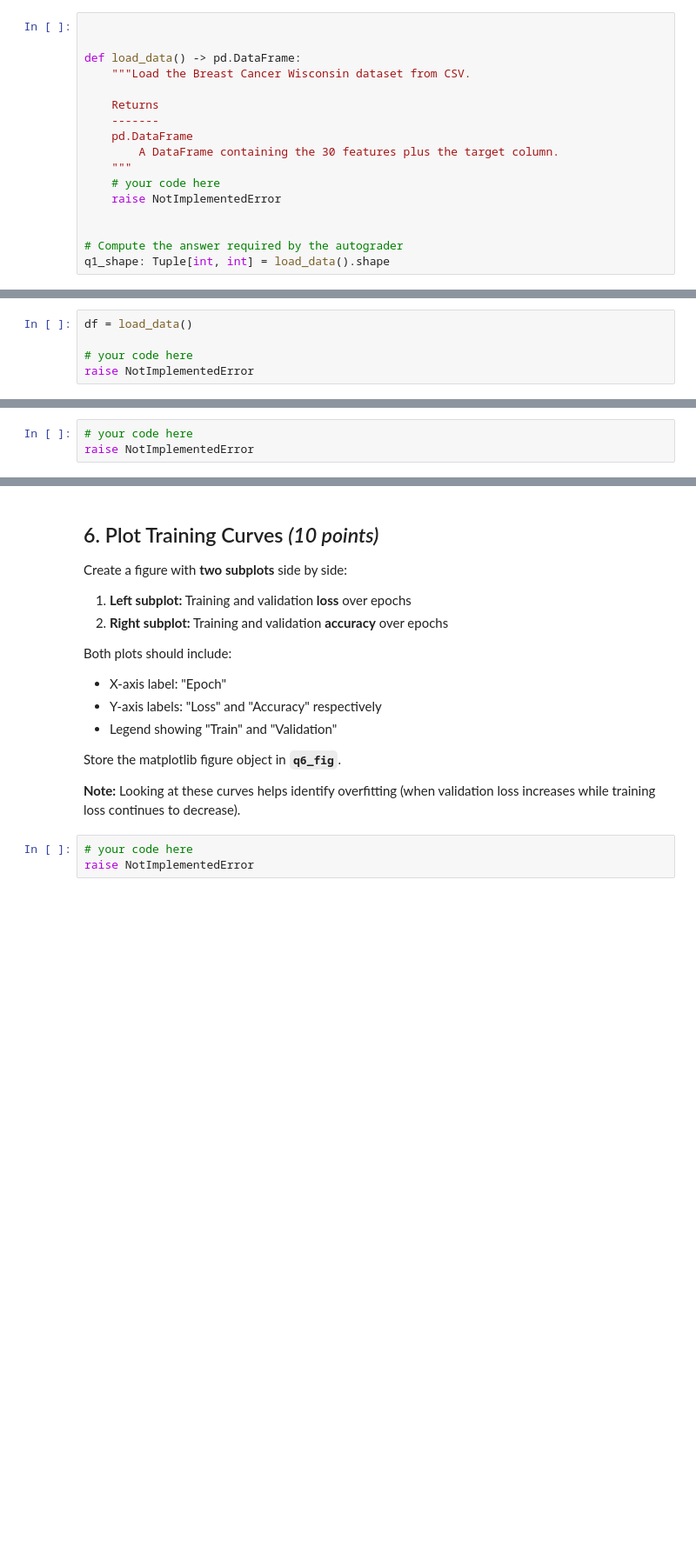
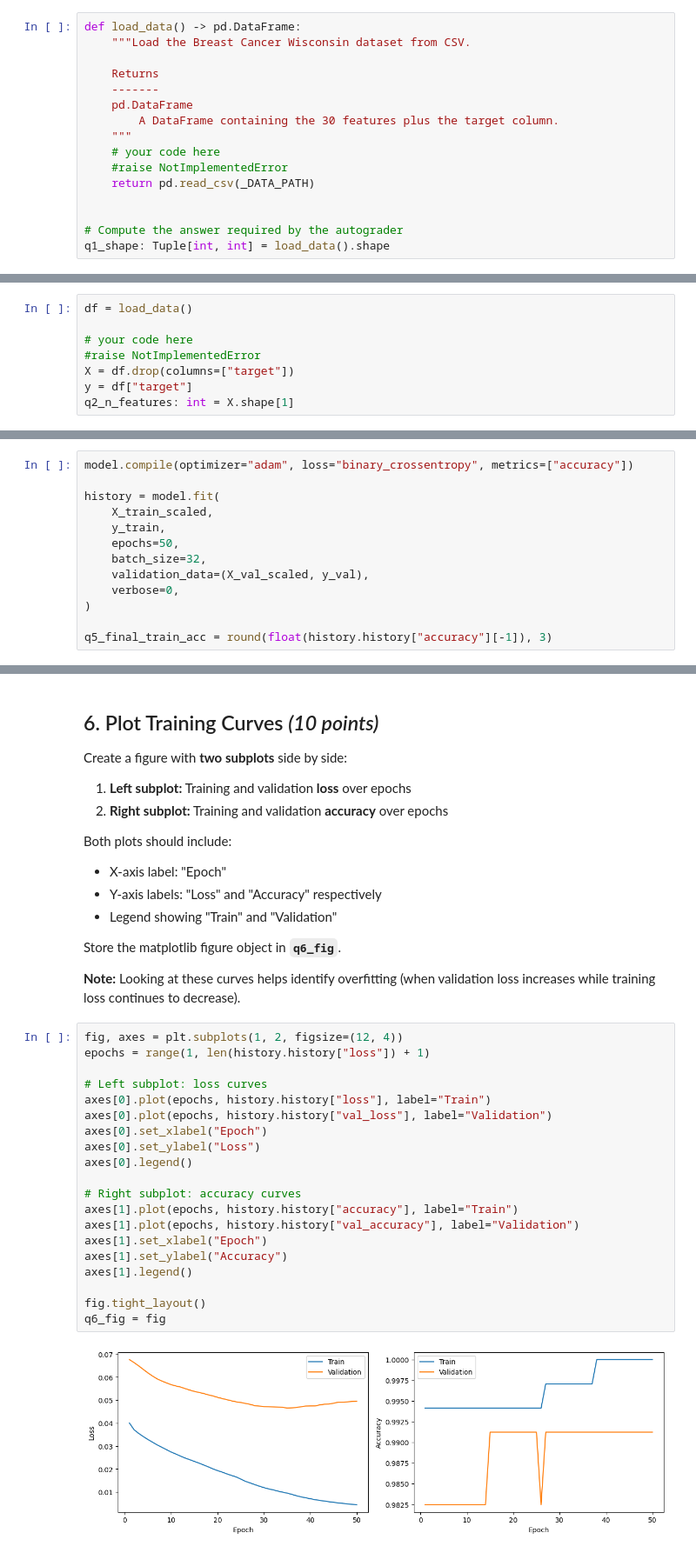
Before and after one commit to gareytwin1/intro-to-deep-learning, a Jupyter notebook: module1/c3_w1.ipynb, the cells around one changed output, grey strips where cells are left out. Shown at 87% size. Drawn from its saved outputs; the diff is of its cells as text; blank space fills up the shorter version.

```diff
--- a/module1/c3_w1.ipynb
+++ b/module1/c3_w1.ipynb
@@ -51,8 +51,6 @@ Store the shape of the DataFrame in a variable called **`q1_shape`**.
 The dataset contains 30 features computed from digitized images of breast mass fine needle
 aspirates, plus a `target` column (0 = malignant, 1 = benign).
 # %%
-
-
 def load_data() -> pd.DataFrame:
     """Load the Breast Cancer Wisconsin dataset from CSV.
 
@@ -62,7 +60,8 @@ def load_data() -> pd.DataFrame:
         A DataFrame containing the 30 features plus the target column.
     """
     # your code here
-    raise NotImplementedError
+    #raise NotImplementedError
+    return pd.read_csv(_DATA_PATH)
 
 
 # Compute the answer required by the autograder
@@ -93,7 +94,10 @@ Store the number of features in **`q2_n_features`** (an integer).
 df = load_data()
 
 # your code here
-raise NotImplementedError
+#raise NotImplementedError
+X = df.drop(columns=["target"])
+y = df["target"]
+q2_n_features: int = X.shape[1]
 # %%
 # If all tests pass (there might be hidden tests), you will earn 10 points
 # Test Cell: Question 2
@@ -186,8 +223,18 @@ print(f"Total trainable parameters: {q4_n_params}")
 Store the training history object in **`history`** and the final training accuracy
 (last epoch) in **`q5_final_train_acc`** (float, rounded to 3 decimals).
 # %%
-# your code here
-raise NotImplementedError
+model.compile(optimizer="adam", loss="binary_crossentropy", metrics=["accuracy"])
+
+history = model.fit(
+    X_train_scaled,
+    y_train,
+    epochs=50,
+    batch_size=32,
+    validation_data=(X_val_scaled, y_val),
+    verbose=0,
+)
+
+q5_final_train_acc = round(float(history.history["accuracy"][-1]), 3)
 # %%
 # If all tests pass (there might be hidden tests), you will earn 10 points
 # Test Cell: Question 5
@@ -224,8 +273,27 @@ Store the matplotlib figure object in **`q6_fig`**.
 **Note:** Looking at these curves helps identify overfitting (when validation loss
 increases while training loss continues to decrease).
 # %%
-# your code here
-raise NotImplementedError
+fig, axes = plt.subplots(1, 2, figsize=(12, 4))
+epochs = range(1, len(history.history["loss"]) + 1)
+
+# Left subplot: loss curves
+axes[0].plot(epochs, history.history["loss"], label="Train")
+axes[0].plot(epochs, history.history["val_loss"], label="Validation")
+axes[0].set_xlabel("Epoch")
+axes[0].set_ylabel("Loss")
+axes[0].legend()
+
+# Right subplot: accuracy curves
+axes[1].plot(epochs, history.history["accuracy"], label="Train")
+axes[1].plot(epochs, history.history["val_accuracy"], label="Validation")
+axes[1].set_xlabel("Epoch")
+axes[1].set_ylabel("Accuracy")
+axes[1].legend()
+
+fig.tight_layout()
+q6_fig = fig
+# %% [output]
+[figure, added]
 # %%
 # If all tests pass (there might be hidden tests), you will earn 10 points
 # Test Cell: Question 6
```
Also changed, not shown: parts of 14 cells of this notebook.
